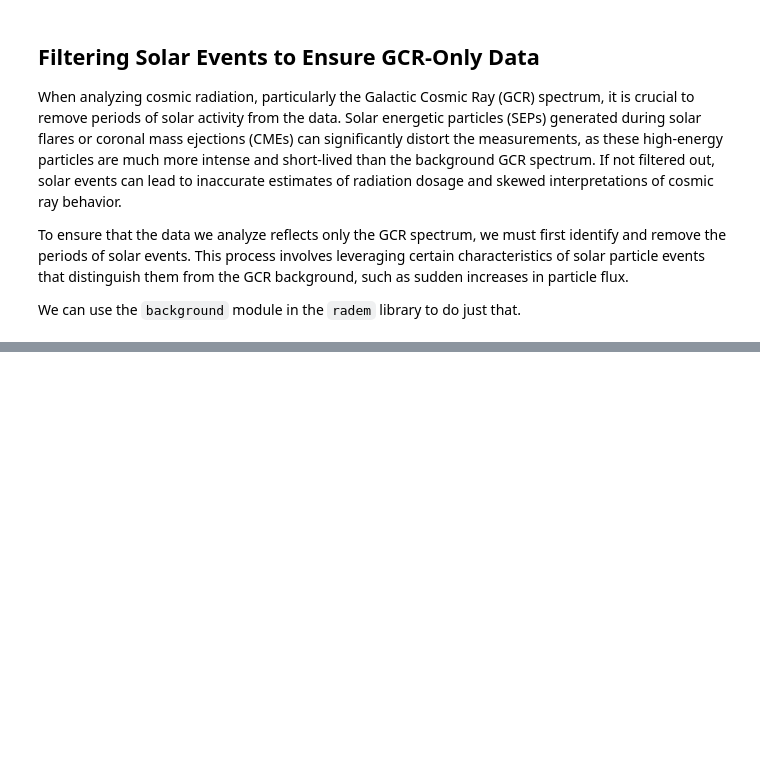
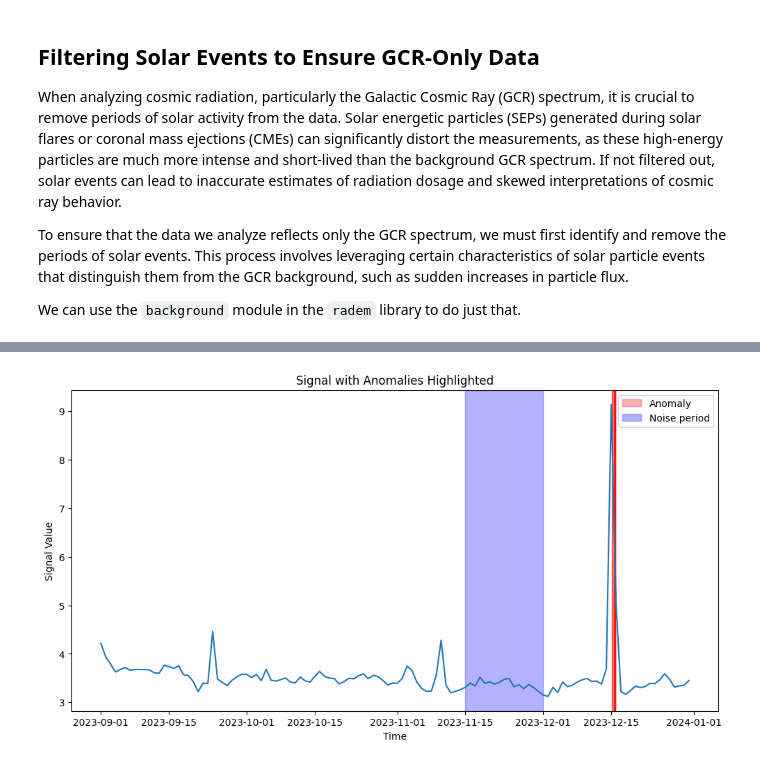
Before and after one commit to AGHRADEM/radem, a Jupyter notebook: src/radem/examples/total_gcr_dose.ipynb, the cells around one changed output, grey strips where cells are left out. Saved outputs shown, nothing was run; the diff lists cells and outputs as text; code cells hidden in the pictures; blank space fills up the shorter version.

Commit message:
Moved the Z-Score autosplit to a library module

```diff
--- a/src/radem/examples/total_gcr_dose.ipynb
+++ b/src/radem/examples/total_gcr_dose.ipynb
@@ -298,0 +223,21 @@ plot_signal_with_anomalies(df, sample_1, anomalies)
+# %%
+anomalies_2 = radem.events.autosplit_gauss(sample_2, df, window_size=10, threshold=3)
+
+daily_mean = df.groupby(pd.Grouper(key='time', freq='1D'))['value'].mean()
+plt.figure(figsize=(12, 6))
+plt.plot(daily_mean)
+
+# Shade the anomaly periods
+for start_time, end_time in anomalies_2:
+    plt.axvspan(start_time, end_time, color="red", alpha=0.3, label="Anomaly" if start_time == anomalies_2[0][0] else "")
+
+plt.axvspan(sample_2['time'].min(), sample_2['time'].max(), color="blue", alpha=0.3, label="Noise period")
+
+# Formatting the plot
+plt.xlabel("Time")
+plt.ylabel("Signal Value")
+plt.title("Signal with Anomalies Highlighted")
+plt.legend()
+plt.show()
+# %% [output]
+[figure, added]
```
Also changed, not shown: parts of 4 cells of this notebook, 2 other files.
